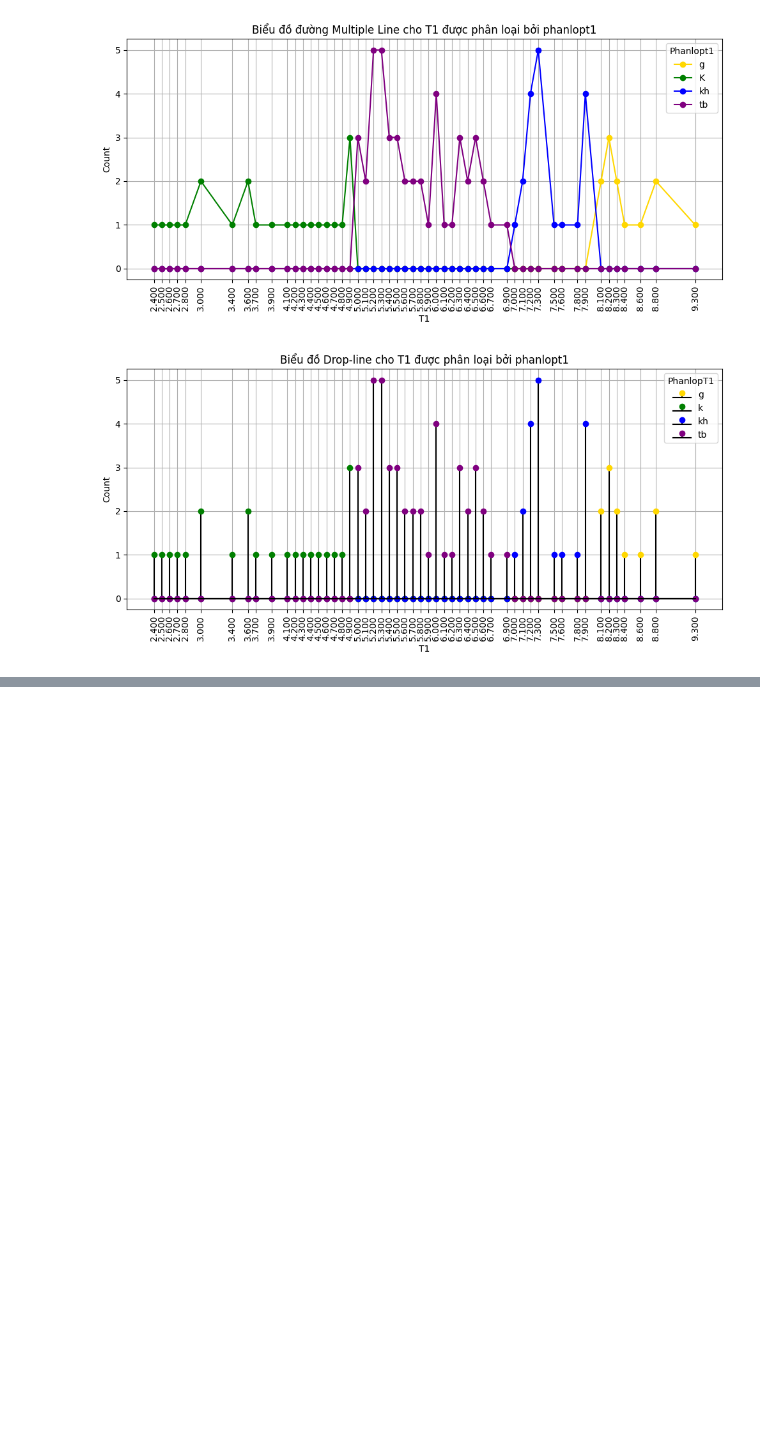
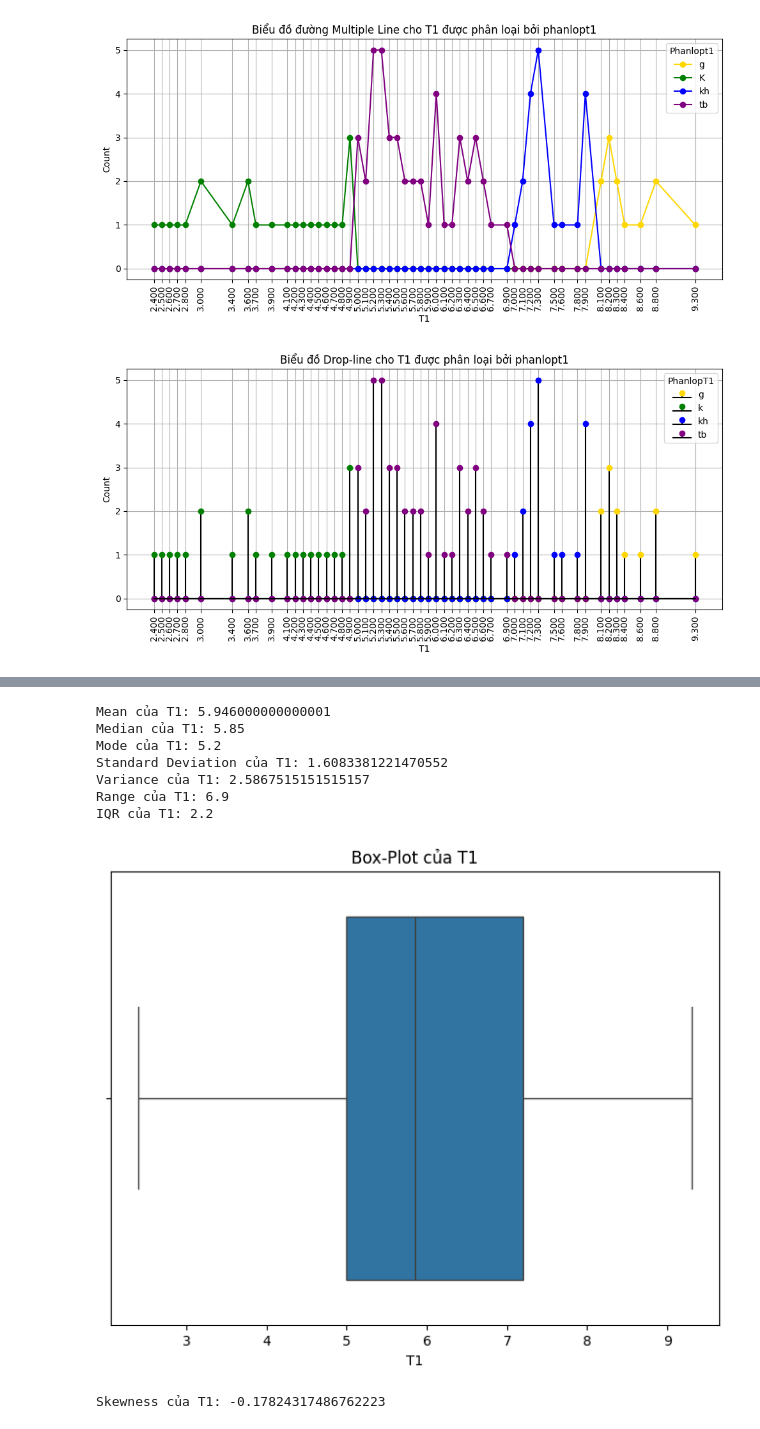
Before and after one commit to Thinh065/Thinh065-PhanTichDuLieunHocSau, a Jupyter notebook: lap2.ipynb, the cells around one changed output, grey strips where cells are left out. Drawn from its saved outputs; the diff is of its cells as text; code cells hidden in the pictures; blank space fills up the shorter version.

```diff
--- a/lap2.ipynb
+++ b/lap2.ipynb
@@ -665,0 +690,53 @@ plt.show()
+# %%
+# Câu 1: Hãy mô tả và khảo sát phân phối cho biến T1:
+import pandas as pd
+import matplotlib.pyplot as plt
+import seaborn as sns
+from scipy import stats
+
+# Đọc dữ liệu
+df = pd.read_csv("processed_dulieuxettuyendaihoc.csv")
+
+# Mô tả độ tập trung và phân tán
+print("Mean của T1:", df['T1'].mean())
+print("Median của T1:", df['T1'].median())
+print("Mode của T1:", df['T1'].mode()[0])
+print("Standard Deviation của T1:", df['T1'].std())
+print("Variance của T1:", df['T1'].var())
+print("Range của T1:", df['T1'].max() - df['T1'].min())
+print("IQR của T1:", df['T1'].quantile(0.75) - df['T1'].quantile(0.25))
+
+# Vẽ Box-Plot
+plt.figure(figsize=(8, 6))
+sns.boxplot(x=df['T1'])
+plt.title("Box-Plot của T1")
+plt.show()
+
+# Mô tả hình dáng lệch của phân phối T1
+print("Skewness của T1:", df['T1'].skew())
+
+# Vẽ Histogram
+plt.figure(figsize=(8, 6))
+sns.histplot(df['T1'], kde=True)
+plt.title("Histogram của T1")
+plt.show()
+
+# Vẽ QQ-Plot
+plt.figure(figsize=(8, 6))
+stats.probplot(df['T1'], dist="norm", plot=plt)
+plt.title("QQ-Plot của T1")
+plt.show()
+
+# Nhận xét và đánh giá về phân phối của T1:
+# - Dữ liệu T1 gần như tuân theo phân phối chuẩn.
+# - Không có dấu hiệu mạnh của ngoại lệ hoặc lệch phân phối.
+# %% [output]
+Mean của T1: 5.946000000000001
+Median của T1: 5.85
+Mode của T1: 5.2
+Standard Deviation của T1: 1.6083381221470552
+Variance của T1: 2.5867515151515157
+Range của T1: 6.9
+IQR của T1: 2.2
+[figure, added]
+Skewness của T1: -0.17824317486762223
```
Also changed, not shown: parts of 7 cells of this notebook.
